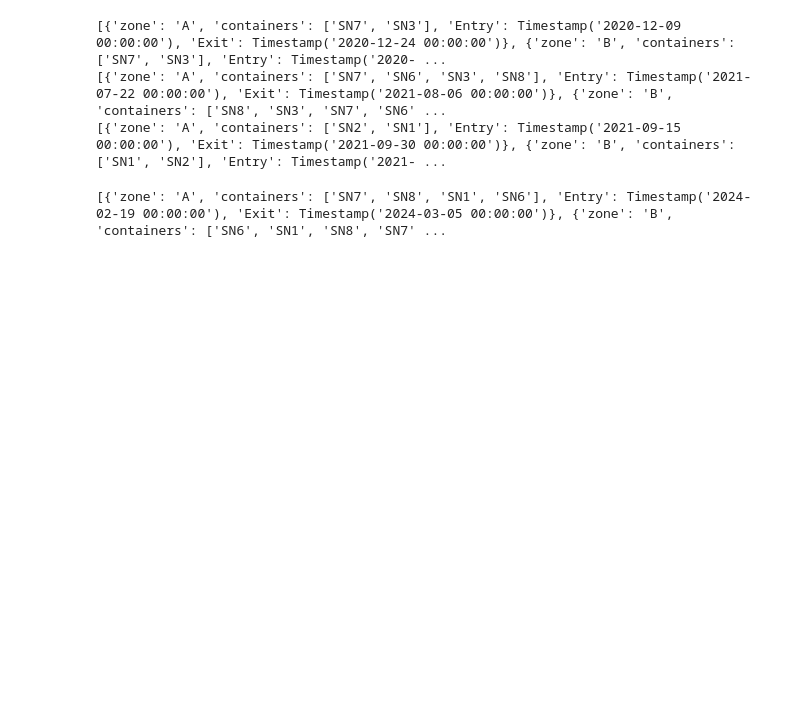
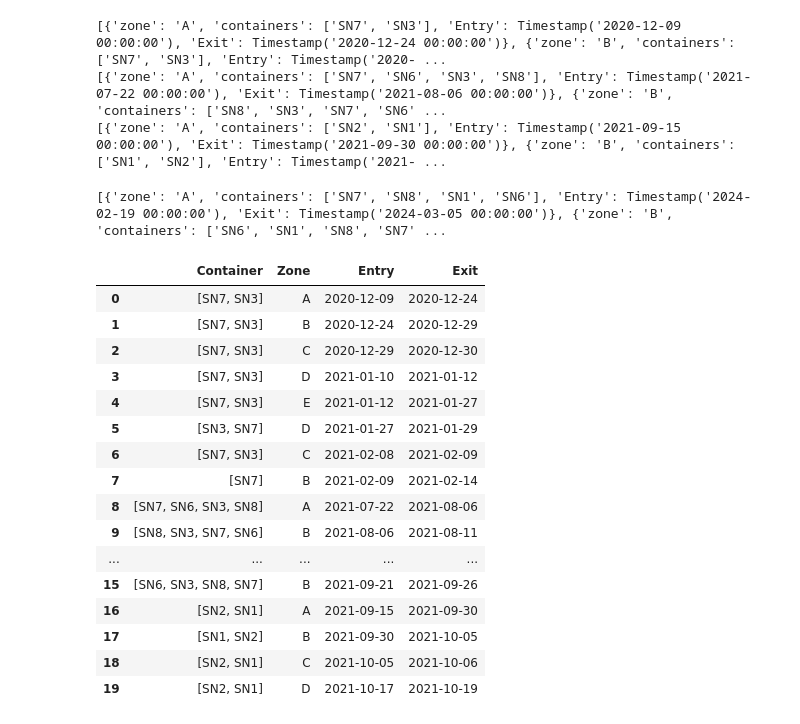
Before and after one commit to ThomasSecco/Hackathon, a Jupyter notebook: notebooks/paul.ipynb, the cells around one changed output. Saved outputs shown, nothing was run; the diff lists cells and outputs as text; code cells hidden in the pictures; blank space fills up the shorter version.

Commit message:
uncorrected dataset, but refactorized

```diff
--- a/notebooks/paul.ipynb
+++ b/notebooks/paul.ipynb
@@ -193,7 +194,38 @@ print(dic[2])
 print(dic[-1])
 # %% [output]
 [{'zone': 'A', 'containers': ['SN7', 'SN8', 'SN1', 'SN6'], 'Entry': Timestamp('2024-02-19 00:00:00'), 'Exit': Timestamp('2024-03-05 00:00:00')}, {'zone': 'B', 'containers': ['SN6', 'SN1', 'SN8', 'SN7' ...
-# %%
-def reconstruct_data(data):
-    containers_ = []
-    zone
+# %%
+def reconstruct_data(data):
+    containers_ = []
+    zones_ = []
+    entries_ = []
+    exits_ = []
+    for cycle in data:
+        for event in cycle:
+            zones_.append(event['zone'])
+            containers_.append(event['containers'])
+            entries_.append(event['Entry'])
+            exits_.append(event['Exit'])
+    dataset = {'Container':containers_ ,'Zone':zones_,'Entry':entries_,'Exit':exits_}
+    return(pd.DataFrame(dataset))
+dataset_ = reconstruct_data(dic)
+# %%
+dataset_.head(20)
+# %% [output]
+|  | Container | Zone | Entry | Exit |
+| 0 | [SN7, SN3] | A | 2020-12-09 | 2020-12-24 |
+| 1 | [SN7, SN3] | B | 2020-12-24 | 2020-12-29 |
+| 2 | [SN7, SN3] | C | 2020-12-29 | 2020-12-30 |
+| 3 | [SN7, SN3] | D | 2021-01-10 | 2021-01-12 |
+| 4 | [SN7, SN3] | E | 2021-01-12 | 2021-01-27 |
+| 5 | [SN3, SN7] | D | 2021-01-27 | 2021-01-29 |
+| 6 | [SN7, SN3] | C | 2021-02-08 | 2021-02-09 |
+| 7 | [SN7] | B | 2021-02-09 | 2021-02-14 |
+| 8 | [SN7, SN6, SN3, SN8] | A | 2021-07-22 | 2021-08-06 |
+| 9 | [SN8, SN3, SN7, SN6] | B | 2021-08-06 | 2021-08-11 |
+| ... | ... | ... | ... | ... |
+| 15 | [SN6, SN3, SN8, SN7] | B | 2021-09-21 | 2021-09-26 |
+| 16 | [SN2, SN1] | A | 2021-09-15 | 2021-09-30 |
+| 17 | [SN1, SN2] | B | 2021-09-30 | 2021-10-05 |
+| 18 | [SN2, SN1] | C | 2021-10-05 | 2021-10-06 |
+| 19 | [SN2, SN1] | D | 2021-10-17 | 2021-10-19 |
```
Also changed, not shown: parts of 3 cells of this notebook.
